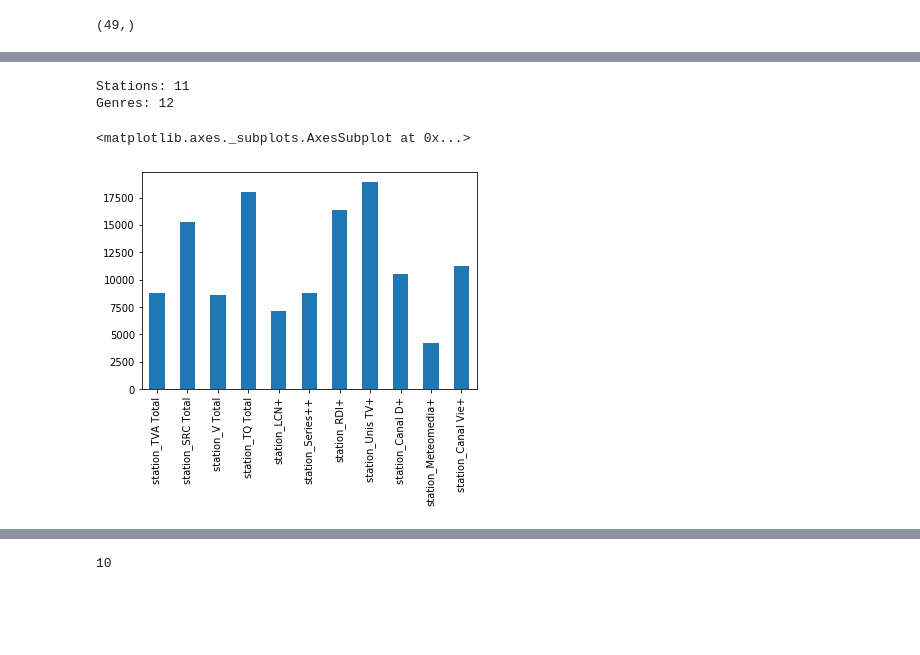
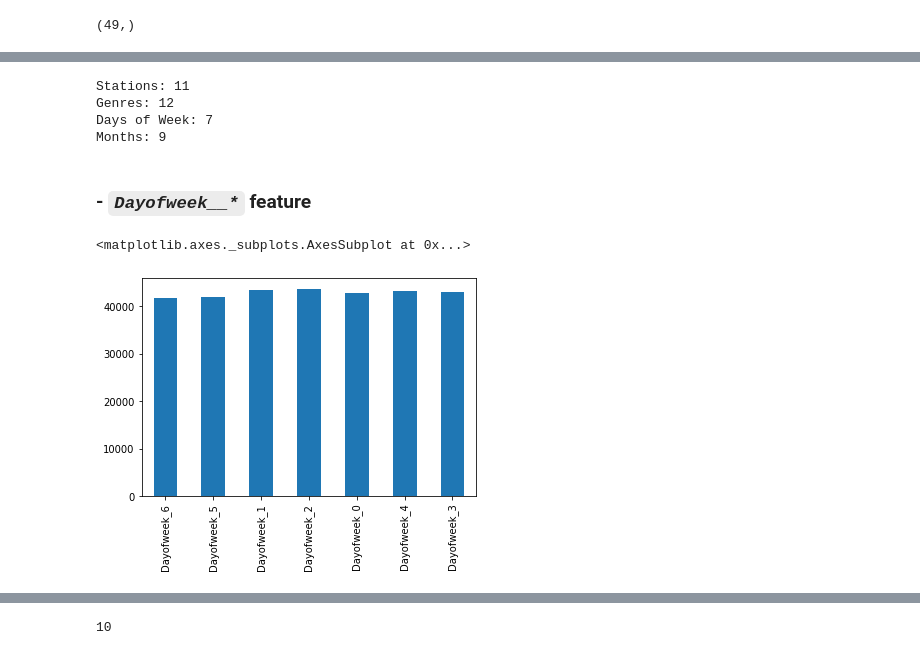
Before and after one commit to Carbonrun/YapAiTek_Challenge, a Jupyter notebook: 2.3_FE_Dim-Reduction.ipynb, the cells around one changed output, grey strips where cells are left out. Drawn from its saved outputs; the diff is of its cells as text; code cells hidden in the pictures; blank space fills up the shorter version.

```diff
--- a/2.3_FE_Dim-Reduction.ipynb
+++ b/2.3_FE_Dim-Reduction.ipynb
@@ -73,7 +72,7 @@ train_set.drop(columns=['market_share', 'market_share_transformed'], inplace=Tru
 # constant variables for later use
 cv = 5    # number of folds for cross-validation
 rs = 1    # random-state number
-sample_size_large = 250000
+sample_size_large = 300000
 sample_size_small = 35000
 # %% [markdown]
 ### Defining few helper functions
@@ -271,14 +296,23 @@ plot_feature_importance(rf.feature_importances_, X_train.columns, n_features=15)
 # %%
 col_stations = np.asarray([col for col in to_keep if col.startswith('station')])
 col_genres = np.asarray([col for col in to_keep if col.startswith('genre')])
+col_weekday = np.asarray([col for col in to_keep if col.startswith('Dayofweek')])
+col_months = np.asarray([col for col in to_keep if col.startswith('Month')])
+
 
 print(f'Stations: {len(col_stations)}')
 print(f'Genres: {len(col_genres)}')
+print(f'Days of Week: {len(col_weekday)}')
+print(f'Months: {len(col_months)}')
 # %% [output]
 Stations: 11
 Genres: 12
+Days of Week: 7
+Months: 9
+# %% [markdown]
+### - _`Dayofweek__*`_ feature
 # %%
-X_train[col_stations].sum().plot(kind='bar')
+X_train[col_weekday].sum().plot(kind='bar')
 # %% [output]
 <matplotlib.axes._subplots.AxesSubplot at 0x...>
-[figure, old version]
+[figure, new version]
```
Also changed, not shown: parts of 42 cells of this notebook.
